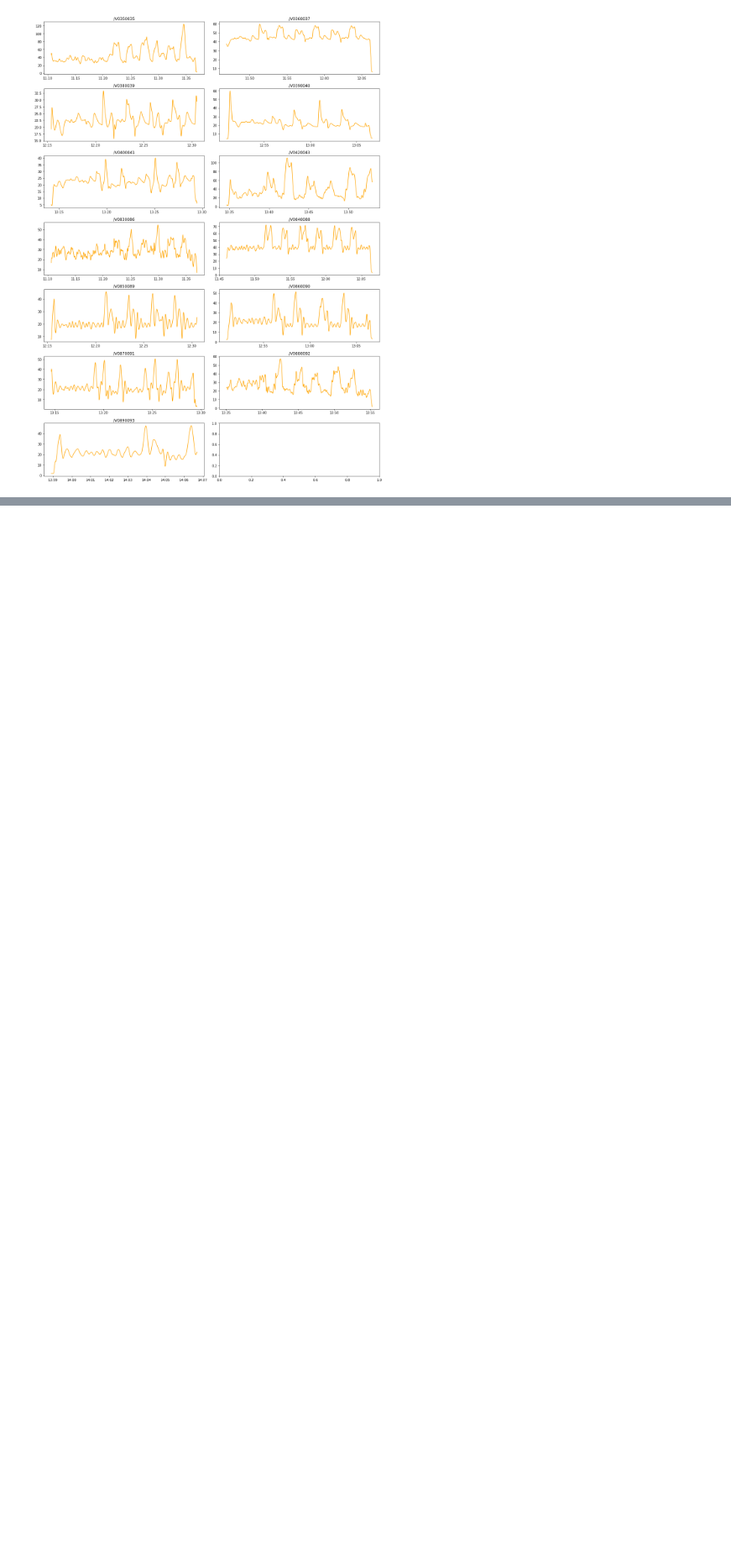
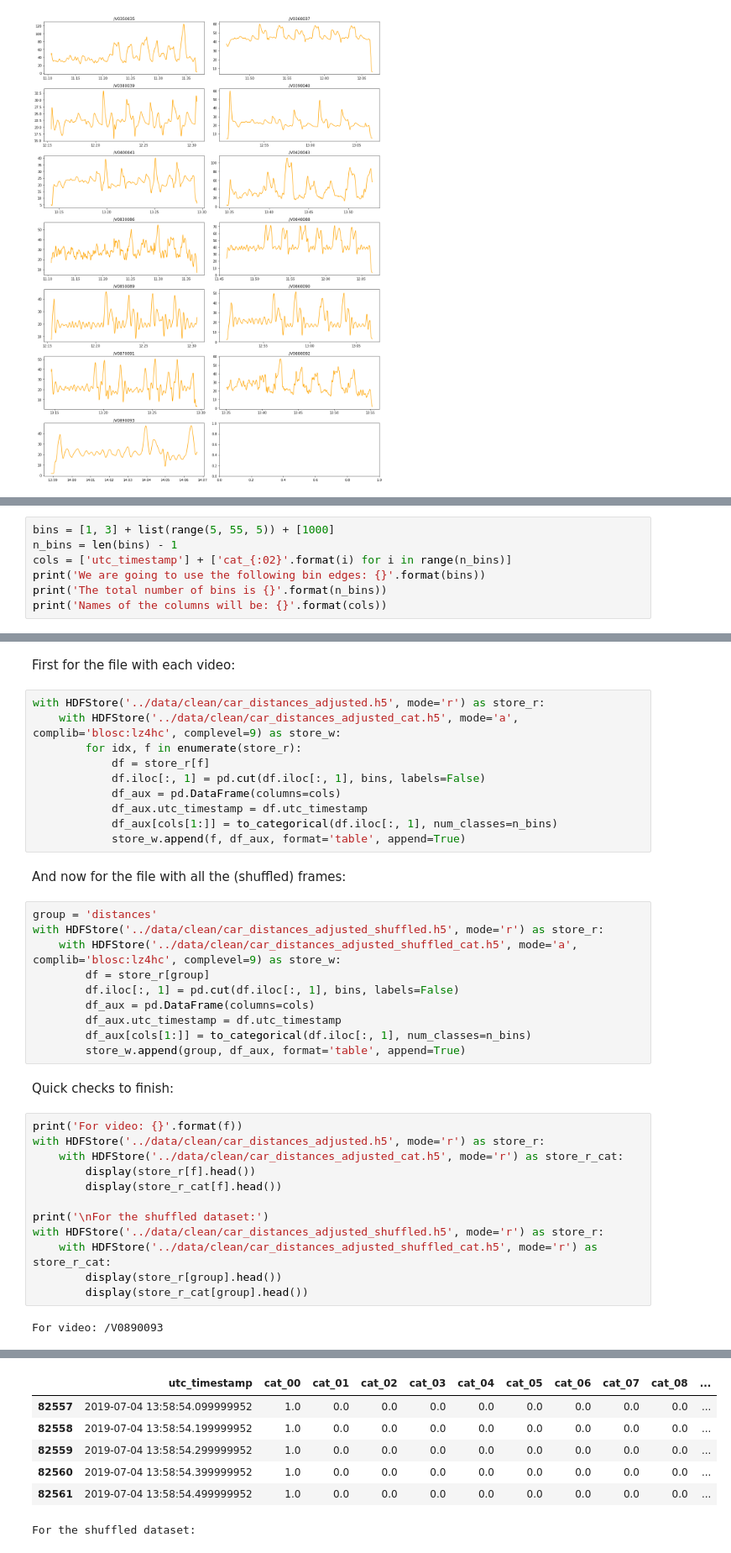
Before and after one commit to iipr/deep-auto-pi, a Jupyter notebook: notebooks/data-synchronization.ipynb, the cells around one changed output, grey strips where cells are left out. Shown at 84% size. Saved outputs shown, nothing was run; the diff lists cells and outputs as text; blank space fills up the shorter version.

Commit message:
Added section where we convert distances to categories, ie bins

```diff
--- a/notebooks/data-synchronization.ipynb
+++ b/notebooks/data-synchronization.ipynb
@@ -1202,0 +1207,7 @@ plt.show()
+# %%
+bins = [1, 3] + list(range(5, 55, 5)) + [1000]
+n_bins = len(bins) - 1
+cols = ['utc_timestamp'] + ['cat_{:02}'.format(i) for i in range(n_bins)]
+print('We are going to use the following bin edges: {}'.format(bins))
+print('The total number of bins is {}'.format(n_bins))
+print('Names of the columns will be: {}'.format(cols))
@@ -1202,0 +1224,40 @@ plt.show()
+# %% [markdown]
+First for the file with each video:
+# %%
+with HDFStore('../data/clean/car_distances_adjusted.h5', mode='r') as store_r:
+    with HDFStore('../data/clean/car_distances_adjusted_cat.h5', mode='a', complib='blosc:lz4hc', complevel=9) as store_w:
+        for idx, f in enumerate(store_r):
+            df = store_r[f]
+            df.iloc[:, 1] = pd.cut(df.iloc[:, 1], bins, labels=False)
+            df_aux = pd.DataFrame(columns=cols)
+            df_aux.utc_timestamp = df.utc_timestamp
+            df_aux[cols[1:]] = to_categorical(df.iloc[:, 1], num_classes=n_bins)
+            store_w.append(f, df_aux, format='table', append=True)
+# %% [markdown]
+And now for the file with all the (shuffled) frames:
+# %%
+group = 'distances'
+with HDFStore('../data/clean/car_distances_adjusted_shuffled.h5', mode='r') as store_r:
+    with HDFStore('../data/clean/car_distances_adjusted_shuffled_cat.h5', mode='a', complib='blosc:lz4hc', complevel=9) as store_w:
+        df = store_r[group]
+        df.iloc[:, 1] = pd.cut(df.iloc[:, 1], bins, labels=False)
+        df_aux = pd.DataFrame(columns=cols)
+        df_aux.utc_timestamp = df.utc_timestamp
+        df_aux[cols[1:]] = to_categorical(df.iloc[:, 1], num_classes=n_bins)
+        store_w.append(group, df_aux, format='table', append=True)
+# %% [markdown]
+Quick checks to finish:
+# %%
+print('For video: {}'.format(f))
+with HDFStore('../data/clean/car_distances_adjusted.h5', mode='r') as store_r:
+    with HDFStore('../data/clean/car_distances_adjusted_cat.h5', mode='r') as store_r_cat:
+        display(store_r[f].head())
+        display(store_r_cat[f].head())
+
+print('\nFor the shuffled dataset:')
+with HDFStore('../data/clean/car_distances_adjusted_shuffled.h5', mode='r') as store_r:
+    with HDFStore('../data/clean/car_distances_adjusted_shuffled_cat.h5', mode='r') as store_r_cat:
+        display(store_r[group].head())
+        display(store_r_cat[group].head())
+# %% [output]
+For video: /V0890093
@@ -1202,0 +1270,7 @@ plt.show()
+|  | utc_timestamp | cat_00 | cat_01 | cat_02 | cat_03 | cat_04 | cat_05 | cat_06 | cat_07 | cat_08 | ... |
+| 82557 | 2019-07-04 13:58:54.099999952 | 1.0 | 0.0 | 0.0 | 0.0 | 0.0 | 0.0 | 0.0 | 0.0 | 0.0 | ... |
+| 82558 | 2019-07-04 13:58:54.199999952 | 1.0 | 0.0 | 0.0 | 0.0 | 0.0 | 0.0 | 0.0 | 0.0 | 0.0 | ... |
+| 82559 | 2019-07-04 13:58:54.299999952 | 1.0 | 0.0 | 0.0 | 0.0 | 0.0 | 0.0 | 0.0 | 0.0 | 0.0 | ... |
+| 82560 | 2019-07-04 13:58:54.399999952 | 1.0 | 0.0 | 0.0 | 0.0 | 0.0 | 0.0 | 0.0 | 0.0 | 0.0 | ... |
+| 82561 | 2019-07-04 13:58:54.499999952 | 1.0 | 0.0 | 0.0 | 0.0 | 0.0 | 0.0 | 0.0 | 0.0 | 0.0 | ... |
+For the shuffled dataset:
```
Also changed, not shown: parts of 7 cells of this notebook.
